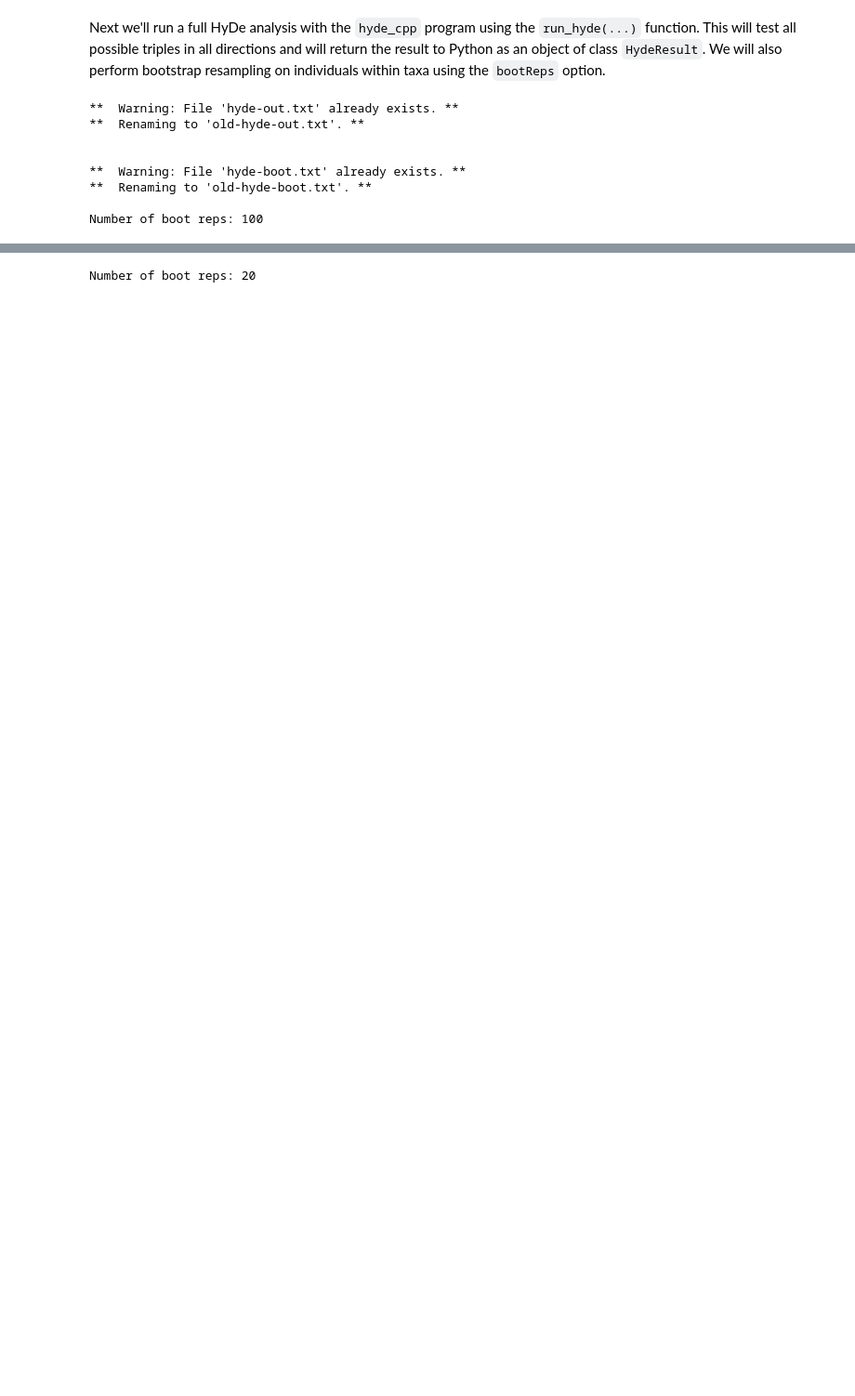
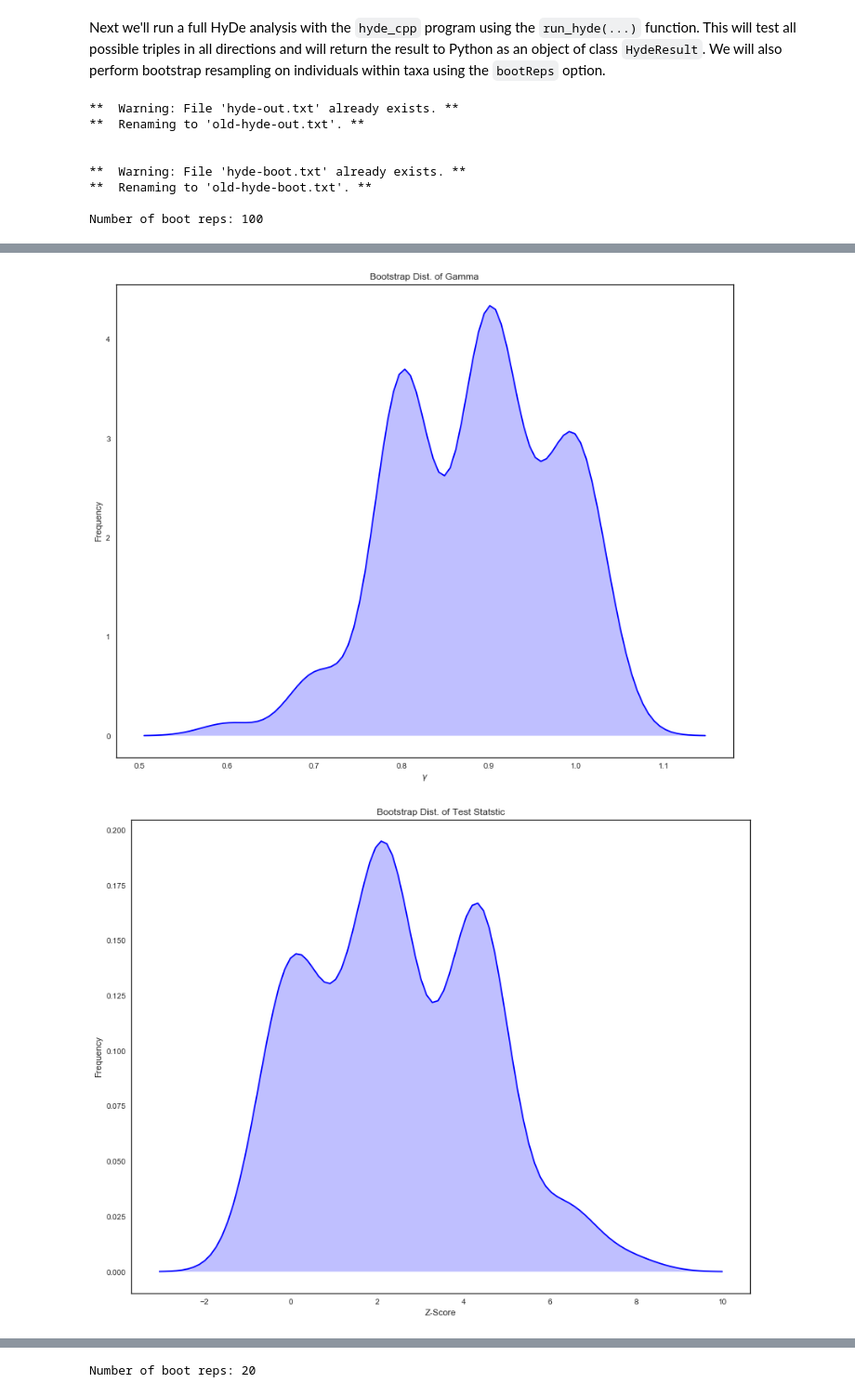
Before and after one commit to pblischak/evol2017, a Jupyter notebook: HyDe.ipynb, the cells around one changed output, grey strips where cells are left out. Shown at 93% size. Saved outputs shown, nothing was run; the diff lists cells and outputs as text; code cells hidden in the pictures; blank space fills up the shorter version.

```diff
--- a/HyDe.ipynb
+++ b/HyDe.ipynb
@@ -142,0 +255,2 @@ python seqgen2matrix.py seqs_f1.txt data_f1.txt map_f1.txt
+# %%
+res_f1, boot_f1 = hd.run_hyde("data_f1.txt", "map_f1.txt", "out", 16, 4, 50000, bootReps=200)
@@ -142,0 +268,12 @@ python seqgen2matrix.py seqs_f1.txt data_f1.txt map_f1.txt
+# %%
+p1 = hd.viz.density(boot_f1, "Gamma", "sp1", "sp2", "sp3",
+                    title="Bootstrap Dist. of Gamma", xlab="$\gamma$", ylab="Frequency")
+
+p2 = hd.viz.density(boot_f1, "Zscore", "sp1", "sp2", "sp3",
+                    title="Bootstrap Dist. of Test Statstic", xlab="Z-Score", ylab="Frequency")
+# Uncomment the line below to save as PDF
+#p1.figure.savefig("bootstrap-gamma-f1.pdf")
+#p2.figure.savefig("bootstrap-zscore-f1.pdf")
+# %% [output]
+[figure, added]
+[figure, added]
```
Also changed, not shown: parts of 35 cells of this notebook, 1 other file.
